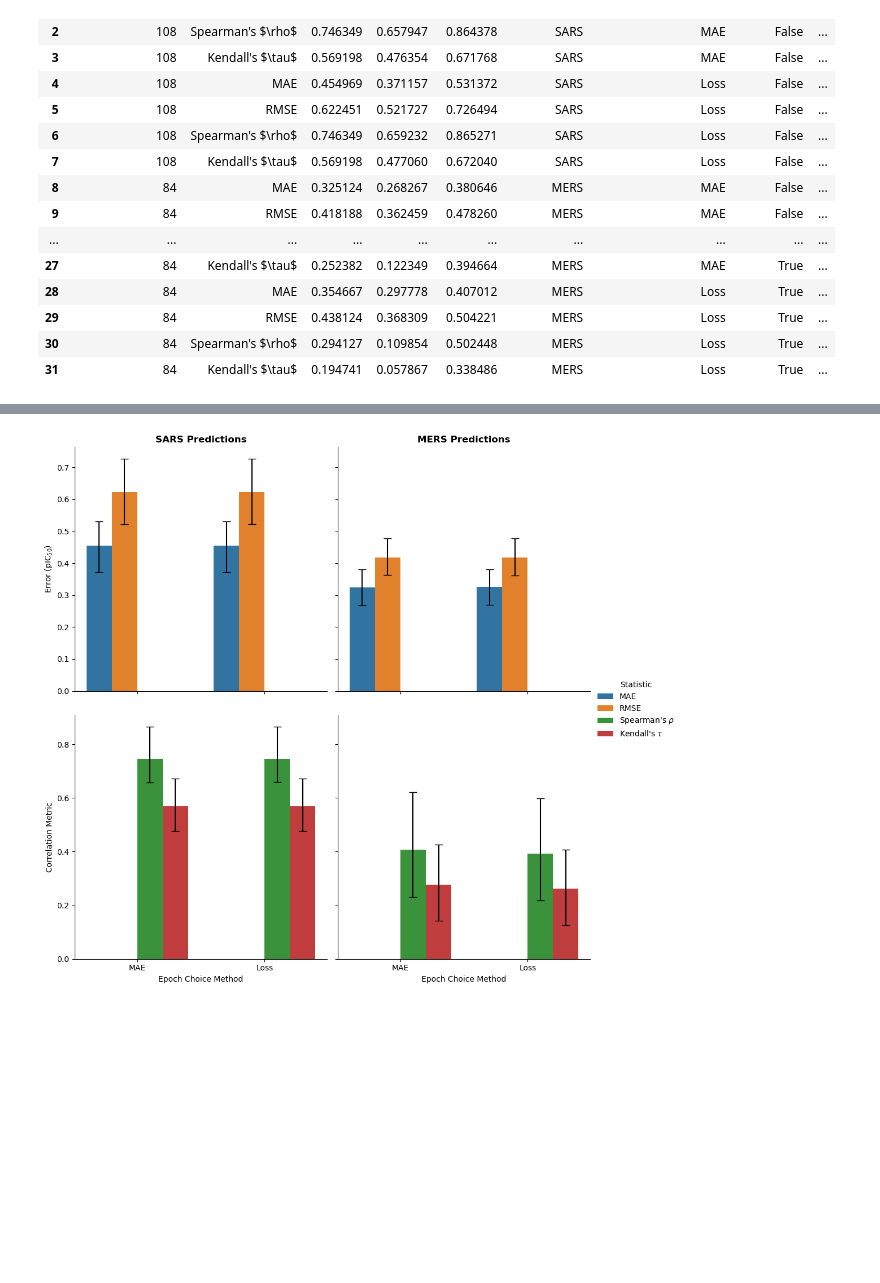
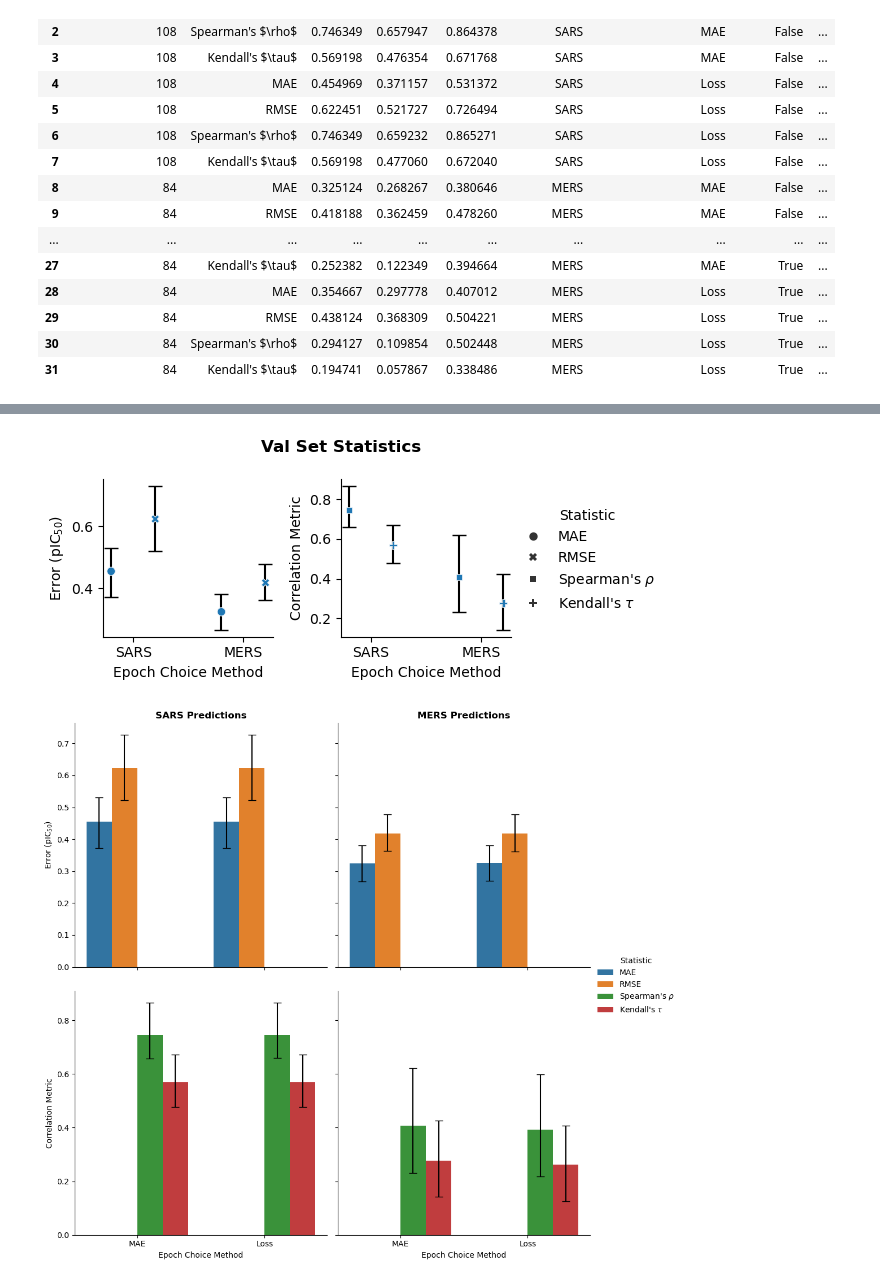
Before and after one commit to kaminow/asap-polaris-challenge-potency-2025, a Jupyter notebook: notebooks/stats_comp_plots.ipynb, the cells around one changed output, grey strips where cells are left out. Cells and saved outputs as stored; diff of their text form; code cells hidden in the pictures; blank space fills up the shorter version.

```diff
--- a/notebooks/stats_comp_plots.ipynb
+++ b/notebooks/stats_comp_plots.ipynb
@@ -161,3 +242,77 @@ fg.savefig("../figures/test_set_stats.png", bbox_inches="tight", dpi=200)
+# %%
+idx = (
+    (full_stats_df["Epoch Choice Method"] == "MAE")
+    & (full_stats_df["Pretrained"] == "False")
+)
+fg = sns.relplot(
+    full_stats_df.loc[idx, :],
+    x="single_x",
+    y="Value",
+    col="stat_type",
+    col_order=["err", "corr"],
+    style="Statistic",
+    style_order=["MAE", "RMSE", r"Spearman's $\rho$", r"Kendall's $\tau$"],
+    facet_kws={"sharex": True, "sharey": False},
+    height=2.5,
+    kind="scatter",
+)
+
+fg.set_axis_labels("Epoch Choice Method", "")
+fg.set_titles(template="")
+
+# Set column titles
+# fg.axes.flatten()[0].set_title("SARS Predictions", fontdict={"fontweight": "bold"})
+# fg.axes.flatten()[1].set_title("MERS Predictions", fontdict={"fontweight": "bold"})
+
+fg.axes.ravel()[0].set_ylabel("Error (pIC$_\mathrm{50}$)")
+fg.axes.ravel()[1].set_ylabel("Correlation Metric")
+
+# max_err = max([ax.get_ylim()[1] for ax in fg.axes[0, :].ravel()])
+# # max_err = comb_stats_mean_df.loc[
+# #     comb_stats_mean_df["split"] == "test", "95ci_high"
+# # ].max()
+# for ax in fg.axes[0, :].ravel():
+#     ax.set_ylim(0, max_err)
+
+# min_corr = min([0] + [ax.get_ylim()[0] for ax in fg.axes[1, :].ravel()])
+# for ax in fg.axes[1, :].ravel():
+#     ax.set_ylim(min_corr, 1)
+
+fg.set(xticks=[0, 1], xticklabels=["SARS", "MERS"])
+
+# Add in errorbars
+for (stat_type), ax in fg.axes_dict.items():
+    base_idx = (
+        (full_stats_df["stat_type"] == stat_type)
+        & (full_stats_df["Epoch Choice Method"] == "MAE")
+        & (full_stats_df["Pretrained"] == "False")
+    )
+    # for epoch_choice, stat in product(["MAE", "Loss"], all_stats):
+        # idx = (
+        #     base_idx
+        #     & (full_stats_df["Statistic"] == stat)
+        #     & (full_stats_df["Epoch Choice Method"] == epoch_choice)
+        # )
+    g = full_stats_df.loc[base_idx, :]
+    # display(g)
+    ax.errorbar(
+        x=g["single_x"].values,
+        y=g["Value"].values,
+        yerr=np.abs(
+            g[["95ci_low", "95ci_high"]].values.transpose()
+            - g["Value"].values.transpose()
+        ),
+        fmt="none",
+        ecolor="black",
+        capsize=5,
+        zorder=-10,
+    )
+
+fg.figure.suptitle("Val Set Statistics", y=1.02, fontweight="bold")
+fg.figure.subplots_adjust(wspace=0.4)
+# fg.savefig("../figures/val_set_stats_best_mae.png", bbox_inches="tight", dpi=200)
+# %% [output]
+[figure, added]
 # %%
 fg = sns.catplot(
     full_stats_df,
```
Also changed, not shown: parts of 3 cells of this notebook, 5 other files.
